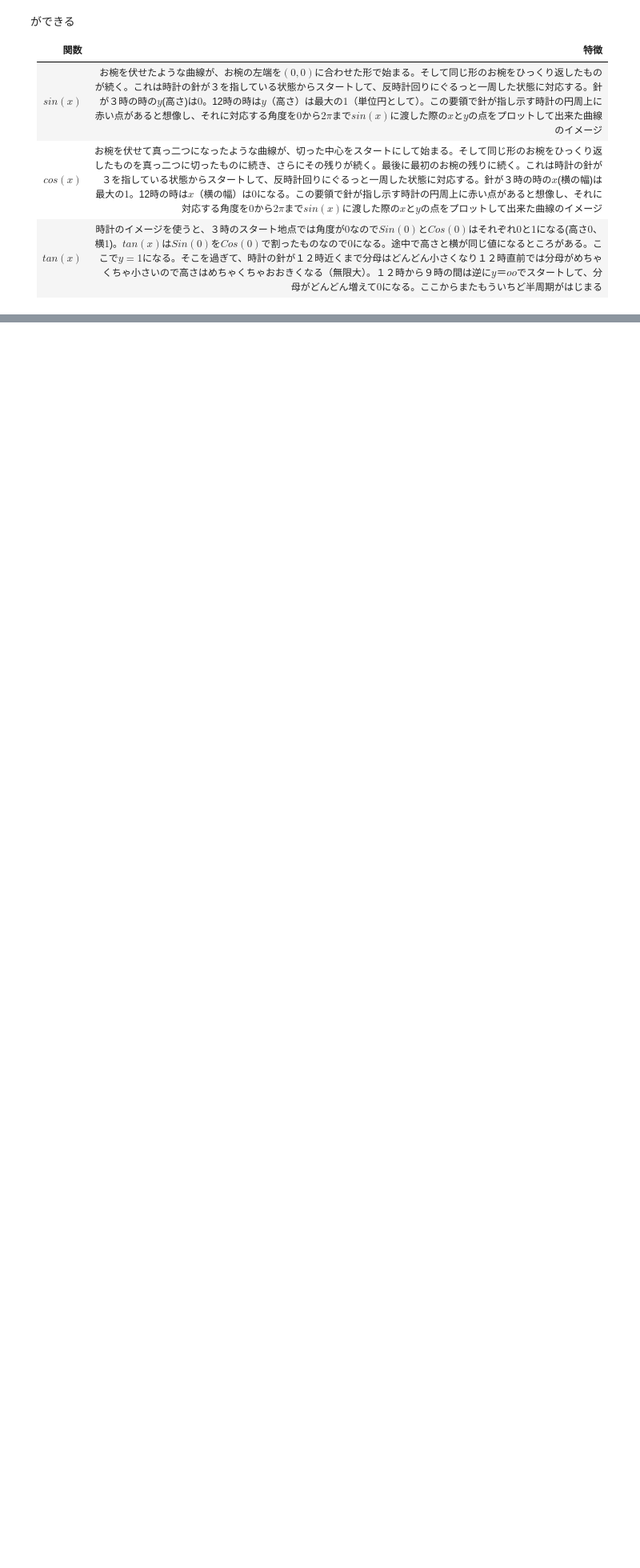
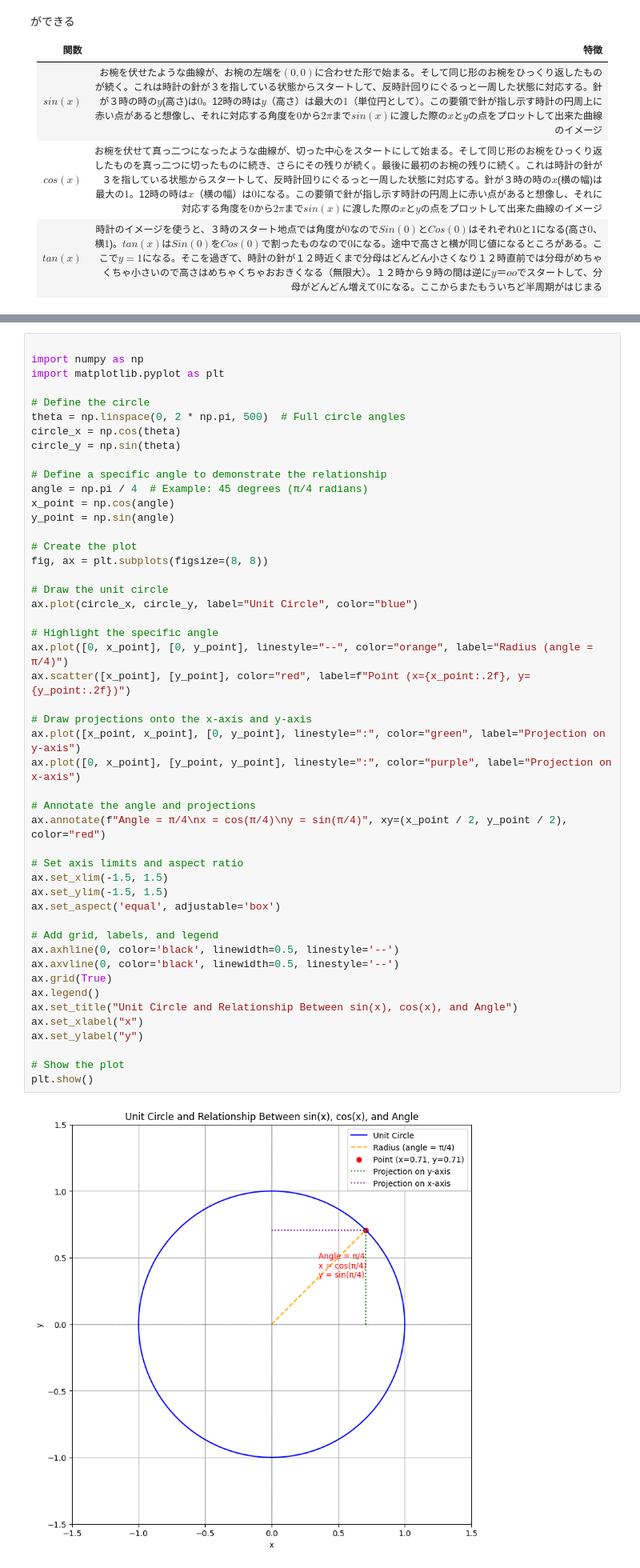
Before and after one commit to yoshiwatanabe/python-test, a Jupyter notebook: math/trigonometric_functions.ipynb, the cells around one changed output, grey strips where cells are left out. Shown at 80% size. Drawn from its saved outputs; the diff is of its cells as text; blank space fills up the shorter version.

```diff
--- a/math/trigonometric_functions.ipynb
+++ b/math/trigonometric_functions.ipynb
@@ -103,0 +78,50 @@ plt.show()
+# %%
+
+import numpy as np
+import matplotlib.pyplot as plt
+
+# Define the circle
+theta = np.linspace(0, 2 * np.pi, 500)  # Full circle angles
+circle_x = np.cos(theta)
+circle_y = np.sin(theta)
+
+# Define a specific angle to demonstrate the relationship
+angle = np.pi / 4  # Example: 45 degrees (π/4 radians)
+x_point = np.cos(angle)
+y_point = np.sin(angle)
+
+# Create the plot
+fig, ax = plt.subplots(figsize=(8, 8))
+
+# Draw the unit circle
+ax.plot(circle_x, circle_y, label="Unit Circle", color="blue")
+
+# Highlight the specific angle
+ax.plot([0, x_point], [0, y_point], linestyle="--", color="orange", label="Radius (angle = π/4)")
+ax.scatter([x_point], [y_point], color="red", label=f"Point (x={x_point:.2f}, y={y_point:.2f})")
+
+# Draw projections onto the x-axis and y-axis
+ax.plot([x_point, x_point], [0, y_point], linestyle=":", color="green", label="Projection on y-axis")
+ax.plot([0, x_point], [y_point, y_point], linestyle=":", color="purple", label="Projection on x-axis")
+
+# Annotate the angle and projections
+ax.annotate(f"Angle = π/4\nx = cos(π/4)\ny = sin(π/4)", xy=(x_point / 2, y_point / 2), color="red")
+
+# Set axis limits and aspect ratio
+ax.set_xlim(-1.5, 1.5)
+ax.set_ylim(-1.5, 1.5)
+ax.set_aspect('equal', adjustable='box')
+
+# Add grid, labels, and legend
+ax.axhline(0, color='black', linewidth=0.5, linestyle='--')
+ax.axvline(0, color='black', linewidth=0.5, linestyle='--')
+ax.grid(True)
+ax.legend()
+ax.set_title("Unit Circle and Relationship Between sin(x), cos(x), and Angle")
+ax.set_xlabel("x")
+ax.set_ylabel("y")
+
+# Show the plot
+plt.show()
+# %% [output]
+[figure, added]
```
Also changed, not shown: parts of 7 cells of this notebook.
